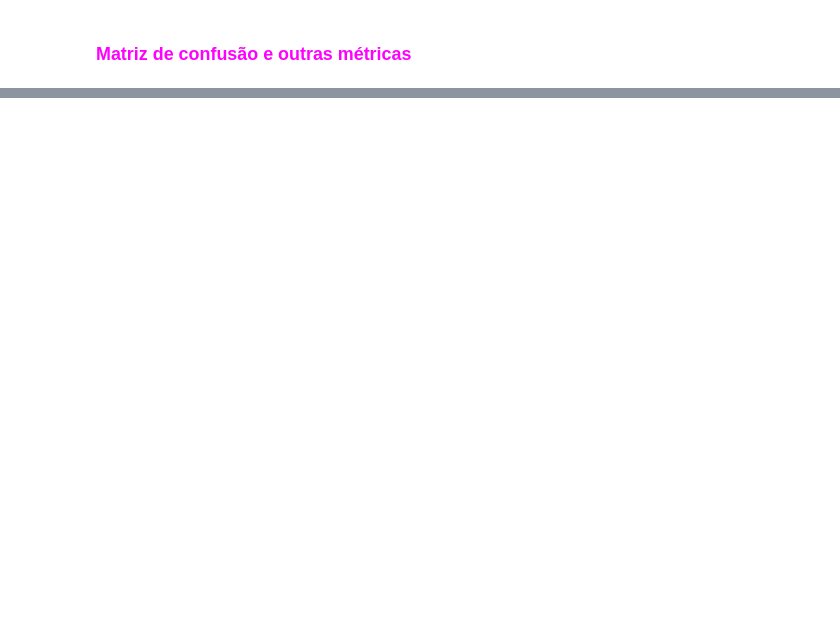
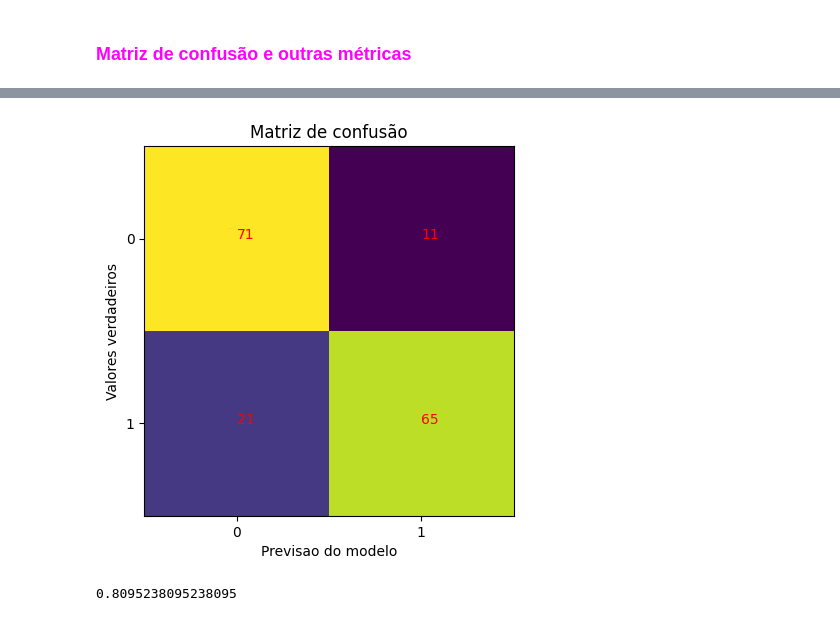
Before and after one commit to AlanaMiranda/backpropagation, a Jupyter notebook: main.ipynb, the cells around one changed output, grey strips where cells are left out. Saved outputs shown, nothing was run; the diff lists cells and outputs as text; code cells hidden in the pictures; blank space fills up the shorter version.

```diff
--- a/main.ipynb
+++ b/main.ipynb
@@ -48,2 +49,19 @@ grafico(treinar)
+# %%
+
+# fazer previsoes
+from backpropagation.avaliacoes import previsao
+y_prev = previsao(treinar, x_teste)
 # %%
 # Matriz de confusão
+
+from backpropagation.avaliacoes import matriz_confusao
+matriz_confusao(y_teste, y_prev)
+# %% [output]
+[figure, added]
+# %%
+from backpropagation.avaliacoes import acuracia
+
+# Acurácia
+acuracia(y_teste, y_prev)
+# %% [output]
+0.8095238095238095
```
Also changed, not shown: parts of 4 cells of this notebook, 5 other files.
